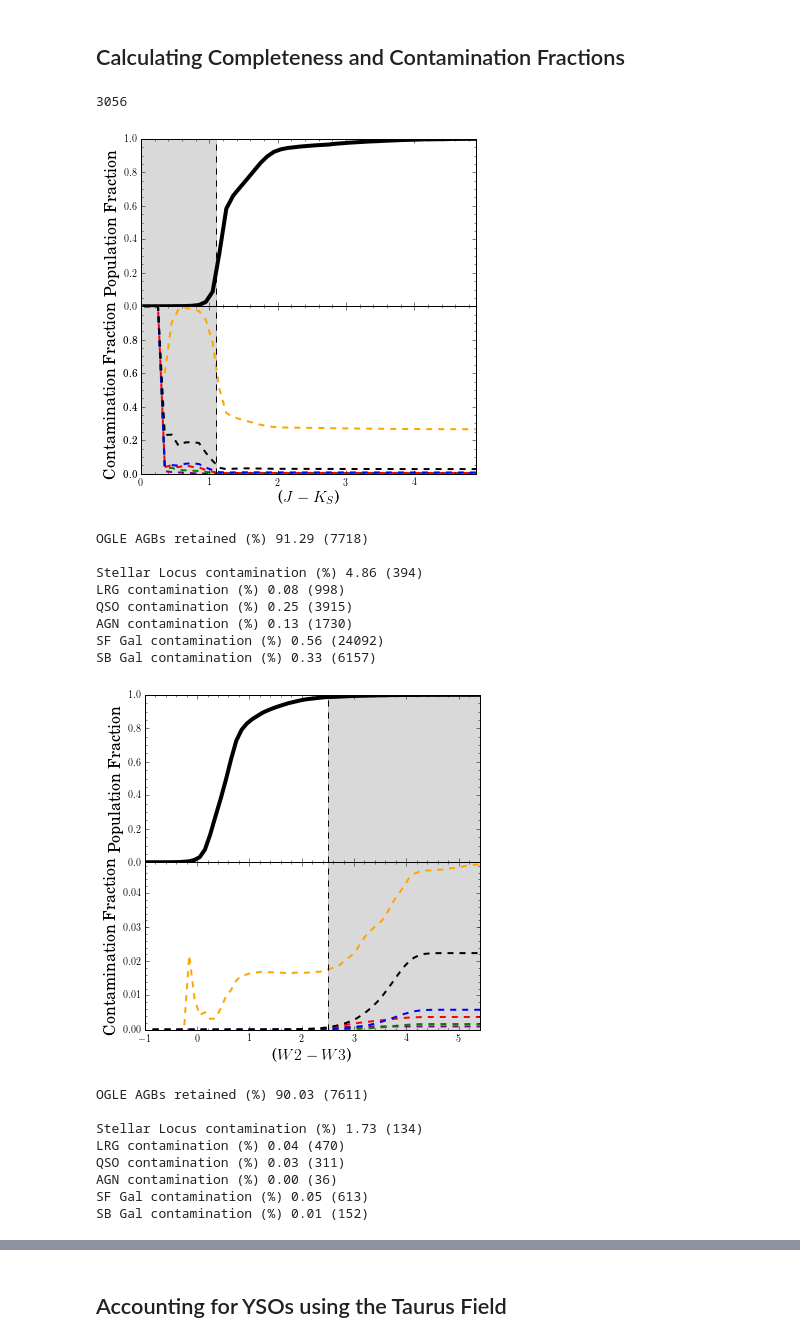
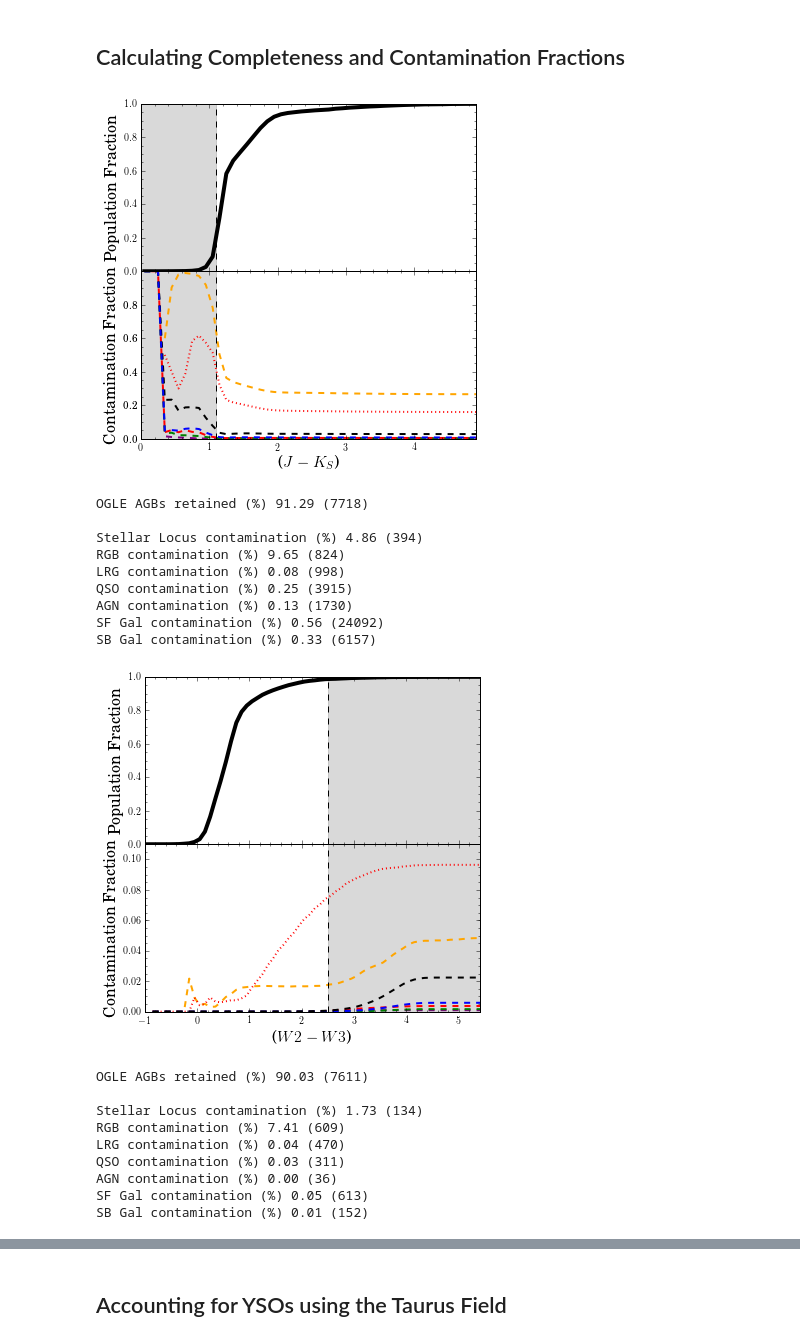
Before and after one commit to nhuntwalker/new_work_scripts, a Jupyter notebook: full_production.ipynb, the cells around one changed output, grey strips where cells are left out. Drawn from its saved outputs; the diff is of its cells as text; code cells hidden in the pictures.

```diff
--- a/full_production.ipynb
+++ b/full_production.ipynb
@@ -886,3 +903,17 @@ Original:                       44013   100.00
 + W1-W3 SNR > 3:                18995   43.1577034058
 + CC [W1/2/3] = 0:              8454    19.2079612842
 =========================================================
+# %%
+lmc_rgbs_table = single_pop_table(rgbs, 'OGLE RGBs Matches < 3"')
+# %%
+lmc_rgbs_table.add_cut("I-mag faint limit", rgbs.I > 12.5)
+lmc_rgbs_table.add_cut("2MASS counterparts", rgbs.n2mass == 1)
+lmc_rgbs_table.add_cut("W1-W3 sat. limits", (rgbs.w1 > 2.) & (rgbs.w2 > 1.5) & (rgbs.w3 > -3))
+lmc_rgbs_table.add_cut("K saturation limit", rgbs.kmag > 8.5)
+lmc_rgbs_table.add_cut("W1 faint limit", rgbs.w1 < 16.83)
+lmc_rgbs_table.add_cut("W2 faint limit", rgbs.w2 < 15.6)
+lmc_rgbs_table.add_cut("W3 faint limit", rgbs.w3 < 11.32)
+lmc_rgbs_table.add_cut("K faint limit", rgbs.kmag < 15.5)
+lmc_rgbs_table.add_cut("W1-W3 SNR > 3", (rgbs.w1snr > 3) & (rgbs.w2snr > 3) & (rgbs.w3snr > 3))
+lmc_rgbs_table.add_cut("CC [W1/2/3] = 0", rgbs.ccflag.map(lambda flag: flag.startswith("000")))
+lmc_rgbs_table.list_compounded_cuts()
@@ -889,3 +937,5 @@ Original:                       44013   100.00
+# %%
+rgbs_df = lmc_rgbs_table.get_compounded_cuts()
 # %% [markdown]
 ## SDSS Value-added Galaxy Catalog & Luminous Red Giant Survey
 # %%
@@ -1041,10 +1091,6 @@ Original:                       25254   100.00
 =========================================================
 # %% [markdown]
 ## Calculating Completeness and Contamination Fractions
-# %%
-len(locus_df)
-# %% [output]
-3056
 # %%
 # Conversion factor for SDSS objects. SDSS DR7 photometry surveyed an area of
 # 10,417 sq. degrees. The LMC is 76.5 square degrees in area. Need to convert
@@ -1057,6 +1103,7 @@ jklim = 1.1
 H_loc, edges = np.histogram(locus_df.coljk, bins=bins)
 H_ow, edges = np.histogram(ogle_wise_df.coljk, bins=bins)
 H_lrg, edges = np.histogram(lrgs_df.coljk, bins=bins)
+H_rgb, edges = np.histogram(rgbs_df.coljk, bins=bins) # RGBs
 # H_yso, edges = np.histogram(ysos[ysoscut].coljk, bins=bins)
 H1, edges = np.histogram(qso_df.coljk, bins=bins) # QSO
 H2, edges = np.histogram(agn_df.coljk, bins=bins) # AGN
@@ -1074,12 +1121,13 @@ ax1.fill_between([bins[0], jklim], [0,0], [1.0,1.0], color='k', alpha=0.15)
 
 ax2 = fig.add_subplot(212)
 ax2.plot(edges[:-1]+dx, H_loc.cumsum()/(H_loc.cumsum(dtype=float) + H_ow.cumsum()), color="orange", linewidth=2, linestyle="--")
+ax2.plot(edges[:-1]+dx, H_rgb.cumsum()/(H_rgb.cumsum(dtype=float) + H_ow.cumsum()), color="r", linewidth=2, linestyle=":")
 ax2.plot(edges[:-1]+dx, H_lrg.cumsum()*area_conv/(H_lrg.cumsum(dtype=float)*area_conv + H_ow.cumsum()), color="purple", linewidth=2, linestyle="--")
 # ax2.plot(edges[:-1]+dx, H_yso.cumsum()/float(H_yso.sum()), color="r", linestyle=":")
 ax2.plot(edges[:-1]+dx, H1.cumsum()*area_conv/(H1.cumsum(dtype=float)*area_conv + H_ow.cumsum()), color="r", linewidth=2, linestyle="--")
 ax2.plot(edges[:-1]+dx, H2.cumsum()*area_conv/(H2.cumsum(dtype=float)*area_conv + H_ow.cumsum()), color="g", linewidth=2, linestyle="--")
+ax2.plot(edges[:-1]+dx, H3.cumsum()*area_conv/(H3.cumsum(dtype=float)*area_conv + H_ow.cumsum()), color="k", linewidth=2, linestyle="--")
 ax2.plot(edges[:-1]+dx, H4.cumsum()*area_conv/(H4.cumsum(dtype=float)*area_conv + H_ow.cumsum()), color="b", linewidth=2, linestyle="--")
-ax2.plot(edges[:-1]+dx, H3.cumsum()*area_conv/(H3.cumsum(dtype=float)*area_conv + H_ow.cumsum()), color="k", linewidth=2, linestyle="--")
 ax2.plot([jklim, jklim], [0,1.0], color='k', linestyle="--")
 ax2.fill_between([bins[0], jklim], [0,0], [1.0,1.0], color='k', alpha=0.15)
 
@@ -1100,6 +1148,7 @@ plt.show()
 
 N_ogle = sum(ogle_wise_df.coljk > jklim)
 N_locus = sum(locus_df.coljk > jklim)
+N_rgbs = sum(rgbs_df.coljk > jklim)
 N_lrgs = sum(lrgs_df.coljk > jklim)
 N_qso = sum(qso_df.coljk > jklim)
 N_agn = sum(agn_df.coljk > jklim)
@@ -1108,16 +1157,18 @@ N_sbgal = sum(sbgal_df.coljk > jklim)
 
 print "OGLE AGBs retained (%%) %.2f (%g)\n" % (N_ogle * 1.0 / len(ogle_wise_df) * 100, N_ogle)
 print "Stellar Locus contamination (%%) %.2f (%g)" % (N_locus * 1.0 / (N_locus + N_ogle) * 100, N_locus)
+print "RGB contamination (%%) %.2f (%g)" % (N_rgbs * 1.0 / (N_rgbs + N_ogle) * 100, N_rgbs)
 print "LRG contamination (%%) %.2f (%g)" % (N_lrgs * area_conv / (N_lrgs + N_ogle) * 100, N_lrgs)
 print "QSO contamination (%%) %.2f (%g)" % (N_qso * area_conv / (N_qso + N_ogle) * 100, N_qso)
 print "AGN contamination (%%) %.2f (%g)" % (N_agn * area_conv / (N_agn + N_ogle) * 100, N_agn)
 print "SF Gal contamination (%%) %.2f (%g)" % (N_sfgal * area_conv / (N_sfgal + N_ogle) * 100, N_sfgal)
 print "SB Gal contamination (%%) %.2f (%g)" % (N_sbgal * area_conv / (N_sbgal + N_ogle) * 100, N_sbgal)
 # %% [output]
-[figure, old version]
+[figure, new version]
 OGLE AGBs retained (%) 91.29 (7718)
 
 Stellar Locus contamination (%) 4.86 (394)
+RGB contamination (%) 9.65 (824)
 LRG contamination (%) 0.08 (998)
 QSO contamination (%) 0.25 (3915)
 AGN contamination (%) 0.13 (1730)
@@ -1129,6 +1180,7 @@ jklim = 1.1
 w23hi = 2.5
 
 H_loc, edges = np.histogram(locus_df[locus_df.coljk > jklim].col23, bins=bins)
+H_rgb, edges = np.histogram(rgbs_df[rgbs_df.coljk > jklim].col23, bins=bins) # RGBs
 H_ow, edges = np.histogram(ogle_wise_df[ogle_wise_df.coljk > jklim].col23, bins=bins)
 H_lrg, edges = np.histogram(lrgs_df[lrgs_df.coljk > jklim].col23, bins=bins)
 # H_yso, edges = np.histogram(ysos[ysoscut].coljk, bins=bins)
@@ -1148,6 +1200,7 @@ ax1.fill_between([w23hi, bins[-1]], [0,0], [1.0,1.0], color='k', alpha=0.15)
 
 ax2 = fig.add_subplot(212)
 ax2.plot(edges[:-1]+dx, H_loc.cumsum()/(H_loc.cumsum(dtype=float) + H_ow.cumsum()), color="orange", linewidth=2, linestyle="--")
+ax2.plot(edges[:-1]+dx, H_rgb.cumsum()/(H_rgb.cumsum(dtype=float) + H_ow.cumsum()), color="r", linewidth=2, linestyle=":")
 ax2.plot(edges[:-1]+dx, H_lrg.cumsum()*area_conv/(H_lrg.cumsum(dtype=float)*area_conv + H_ow.cumsum()), color="purple", linewidth=2, linestyle="--")
 # ax2.plot(edges[:-1]+dx, H_yso.cumsum()/float(H_yso.sum()), color="r", linestyle=":")
 ax2.plot(edges[:-1]+dx, H1.cumsum()*area_conv/(H1.cumsum(dtype=float)*area_conv + H_ow.cumsum()), color="r", linewidth=2, linestyle="--")
@@ -1161,38 +1214,41 @@ ax2.fill_between([w23hi, bins[-1]], [0,0], [1.0,1.0], color='k', alpha=0.15)
 
 ax1.minorticks_on()
 ax1.set_xlim(bins[0], bins[-2])
 ax1.set_xticklabels([])
 ax1.set_ylabel("Population Fraction", fontsize=16)
 
 ax2.minorticks_on()
 ax2.set_xlim(bins[0], bins[-2])
 ax2.set_xlabel("($W2-W3$)", fontsize=16)
-ax2.set_ylim(0,0.049)
+ax2.set_ylim(0,0.11)
 # ax2.set_yticklabels([0.0, 0.2, 0.4, 0.6, 0.8])
 ax2.set_ylabel("Contamination Fraction", fontsize=16)
 plt.savefig("../figures/completeness_contamination_w23cut.pdf")
 plt.show()
 
 N_ogle = sum((ogle_wise_df.coljk > jklim) & (ogle_wise_df.col23 < w23hi))
 N_locus = sum((locus_df.coljk > jklim) & (locus_df.col23 < w23hi))
+N_rgbs = sum((rgbs_df.coljk > jklim) & (rgbs_df.col23 < w23hi))
 N_lrgs = sum((lrgs_df.coljk > jklim) & (lrgs_df.col23 < w23hi))
 N_qso = sum((qso_df.coljk > jklim) & (qso_df.col23 < w23hi))
 N_agn = sum((agn_df.coljk > jklim) & (agn_df.col23 < w23hi))
 N_sfgal = sum((sfgal_df.coljk > jklim) & (sfgal_df.col23 < w23hi))
 N_sbgal = sum((sbgal_df.coljk > jklim) & (sbgal_df.col23 < w23hi))
 
 print "OGLE AGBs retained (%%) %.2f (%g)\n" % (N_ogle * 1.0 / len(ogle_wise_df) * 100, N_ogle)
 print "Stellar Locus contamination (%%) %.2f (%g)" % (N_locus * 1.0 / (N_locus + N_ogle) * 100, N_locus)
+print "RGB contamination (%%) %.2f (%g)" % (N_rgbs * 1.0 / (N_rgbs + N_ogle) * 100, N_rgbs)
 print "LRG contamination (%%) %.2f (%g)" % (N_lrgs * area_conv / (N_lrgs + N_ogle) * 100, N_lrgs)
 print "QSO contamination (%%) %.2f (%g)" % (N_qso * area_conv / (N_qso + N_ogle) * 100, N_qso)
 print "AGN contamination (%%) %.2f (%g)" % (N_agn * area_conv / (N_agn + N_ogle) * 100, N_agn)
 print "SF Gal contamination (%%) %.2f (%g)" % (N_sfgal * area_conv / (N_sfgal + N_ogle) * 100, N_sfgal)
 print "SB Gal contamination (%%) %.2f (%g)" % (N_sbgal * area_conv / (N_sbgal + N_ogle) * 100, N_sbgal)
 # %% [output]
-[figure, old version]
+[figure, new version]
 OGLE AGBs retained (%) 90.03 (7611)
 
 Stellar Locus contamination (%) 1.73 (134)
+RGB contamination (%) 7.41 (609)
 LRG contamination (%) 0.04 (470)
 QSO contamination (%) 0.03 (311)
 AGN contamination (%) 0.00 (36)
```
Also changed, not shown: parts of 50 cells of this notebook, 3 other files.
